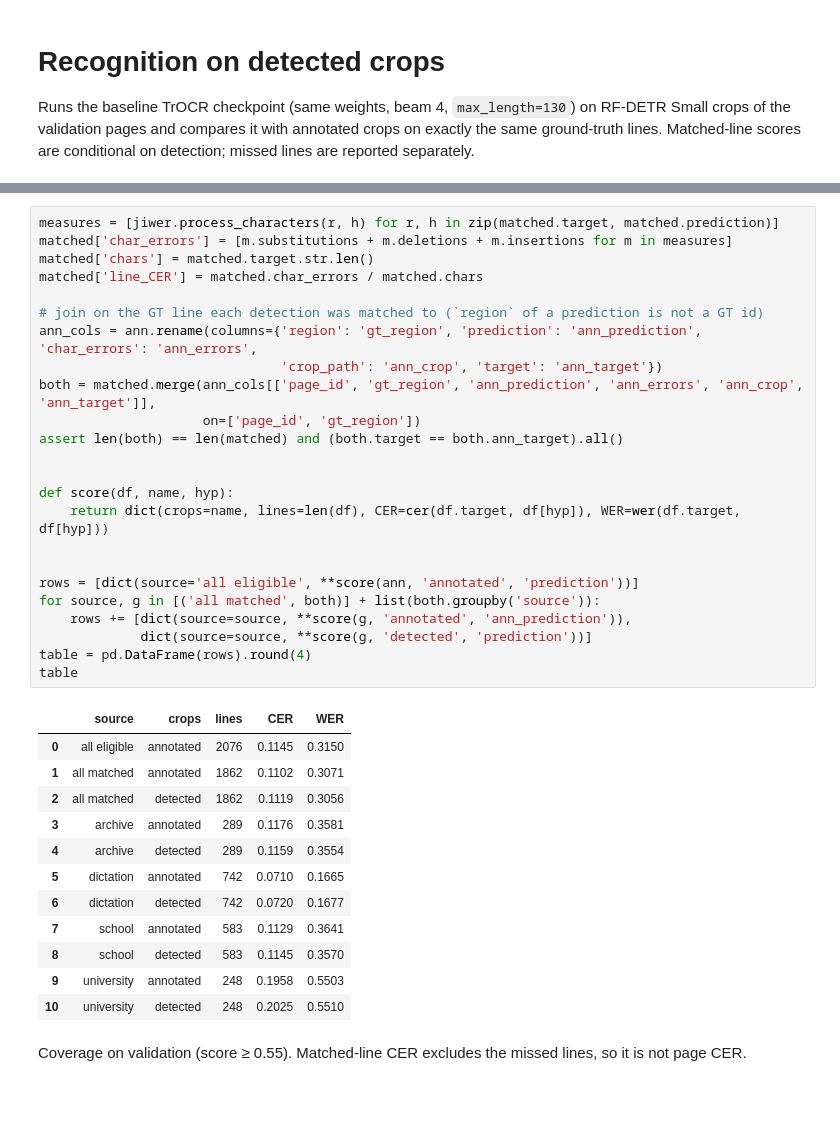
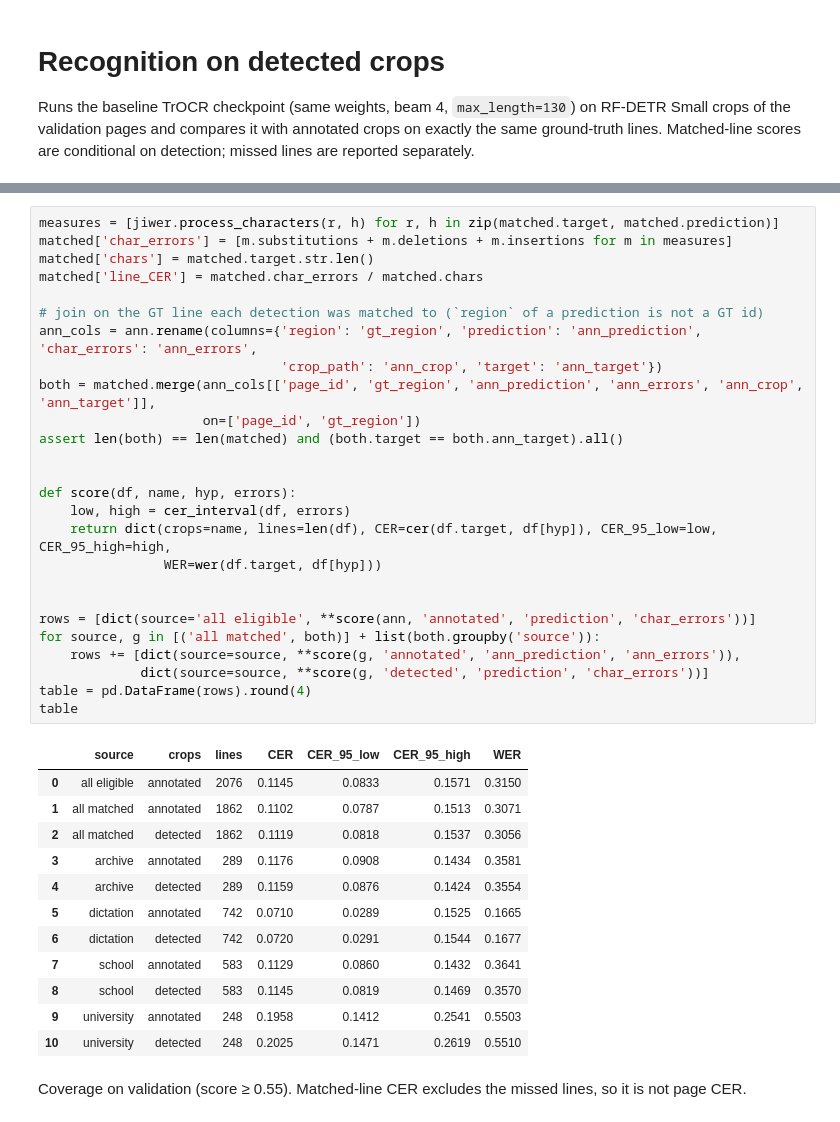
Before and after one commit to intersect1on/pandemonium-rukopys, a Jupyter notebook: notebooks/08_htr_detected_eval.ipynb, the cells around one changed output, grey strips where cells are left out. Cells and saved outputs as stored; diff of their text form.

Commit message:
Add page-level HTR eval and detected-crop CIs

```diff
--- a/notebooks/08_htr_detected_eval.ipynb
+++ b/notebooks/08_htr_detected_eval.ipynb
@@ -47,40 +47,42 @@ print(f'{len(matched)} detected crops, {1000 * (time.time() - start) / len(match
 # %%
 measures = [jiwer.process_characters(r, h) for r, h in zip(matched.target, matched.prediction)]
 matched['char_errors'] = [m.substitutions + m.deletions + m.insertions for m in measures]
 matched['chars'] = matched.target.str.len()
 matched['line_CER'] = matched.char_errors / matched.chars
 
 # join on the GT line each detection was matched to (`region` of a prediction is not a GT id)
 ann_cols = ann.rename(columns={'region': 'gt_region', 'prediction': 'ann_prediction', 'char_errors': 'ann_errors',
                                'crop_path': 'ann_crop', 'target': 'ann_target'})
 both = matched.merge(ann_cols[['page_id', 'gt_region', 'ann_prediction', 'ann_errors', 'ann_crop', 'ann_target']],
                      on=['page_id', 'gt_region'])
 assert len(both) == len(matched) and (both.target == both.ann_target).all()
 
 
-def score(df, name, hyp):
-    return dict(crops=name, lines=len(df), CER=cer(df.target, df[hyp]), WER=wer(df.target, df[hyp]))
+def score(df, name, hyp, errors):
+    low, high = cer_interval(df, errors)
+    return dict(crops=name, lines=len(df), CER=cer(df.target, df[hyp]), CER_95_low=low, CER_95_high=high,
+                WER=wer(df.target, df[hyp]))
 
 
-rows = [dict(source='all eligible', **score(ann, 'annotated', 'prediction'))]
+rows = [dict(source='all eligible', **score(ann, 'annotated', 'prediction', 'char_errors'))]
 for source, g in [('all matched', both)] + list(both.groupby('source')):
-    rows += [dict(source=source, **score(g, 'annotated', 'ann_prediction')),
-             dict(source=source, **score(g, 'detected', 'prediction'))]
+    rows += [dict(source=source, **score(g, 'annotated', 'ann_prediction', 'ann_errors')),
+             dict(source=source, **score(g, 'detected', 'prediction', 'char_errors'))]
 table = pd.DataFrame(rows).round(4)
 table
 # %% [output]
-|  | source | crops | lines | CER | WER |
-| 0 | all eligible | annotated | 2076 | 0.1145 | 0.3150 |
-| 1 | all matched | annotated | 1862 | 0.1102 | 0.3071 |
-| 2 | all matched | detected | 1862 | 0.1119 | 0.3056 |
-| 3 | archive | annotated | 289 | 0.1176 | 0.3581 |
-| 4 | archive | detected | 289 | 0.1159 | 0.3554 |
-| 5 | dictation | annotated | 742 | 0.0710 | 0.1665 |
-| 6 | dictation | detected | 742 | 0.0720 | 0.1677 |
-| 7 | school | annotated | 583 | 0.1129 | 0.3641 |
-| 8 | school | detected | 583 | 0.1145 | 0.3570 |
-| 9 | university | annotated | 248 | 0.1958 | 0.5503 |
-| 10 | university | detected | 248 | 0.2025 | 0.5510 |
+|  | source | crops | lines | CER | CER_95_low | CER_95_high | WER |
+| 0 | all eligible | annotated | 2076 | 0.1145 | 0.0833 | 0.1571 | 0.3150 |
+| 1 | all matched | annotated | 1862 | 0.1102 | 0.0787 | 0.1513 | 0.3071 |
+| 2 | all matched | detected | 1862 | 0.1119 | 0.0818 | 0.1537 | 0.3056 |
+| 3 | archive | annotated | 289 | 0.1176 | 0.0908 | 0.1434 | 0.3581 |
+| 4 | archive | detected | 289 | 0.1159 | 0.0876 | 0.1424 | 0.3554 |
+| 5 | dictation | annotated | 742 | 0.0710 | 0.0289 | 0.1525 | 0.1665 |
+| 6 | dictation | detected | 742 | 0.0720 | 0.0291 | 0.1544 | 0.1677 |
+| 7 | school | annotated | 583 | 0.1129 | 0.0860 | 0.1432 | 0.3641 |
+| 8 | school | detected | 583 | 0.1145 | 0.0819 | 0.1469 | 0.3570 |
+| 9 | university | annotated | 248 | 0.1958 | 0.1412 | 0.2541 | 0.5503 |
+| 10 | university | detected | 248 | 0.2025 | 0.1471 | 0.2619 | 0.5510 |
 # %% [markdown]
 Coverage on validation (score ≥ 0.55). Matched-line CER excludes the missed lines, so it is not page CER.
 # %%
```
Also changed, not shown: parts of 2 cells of this notebook, 8 other files.
